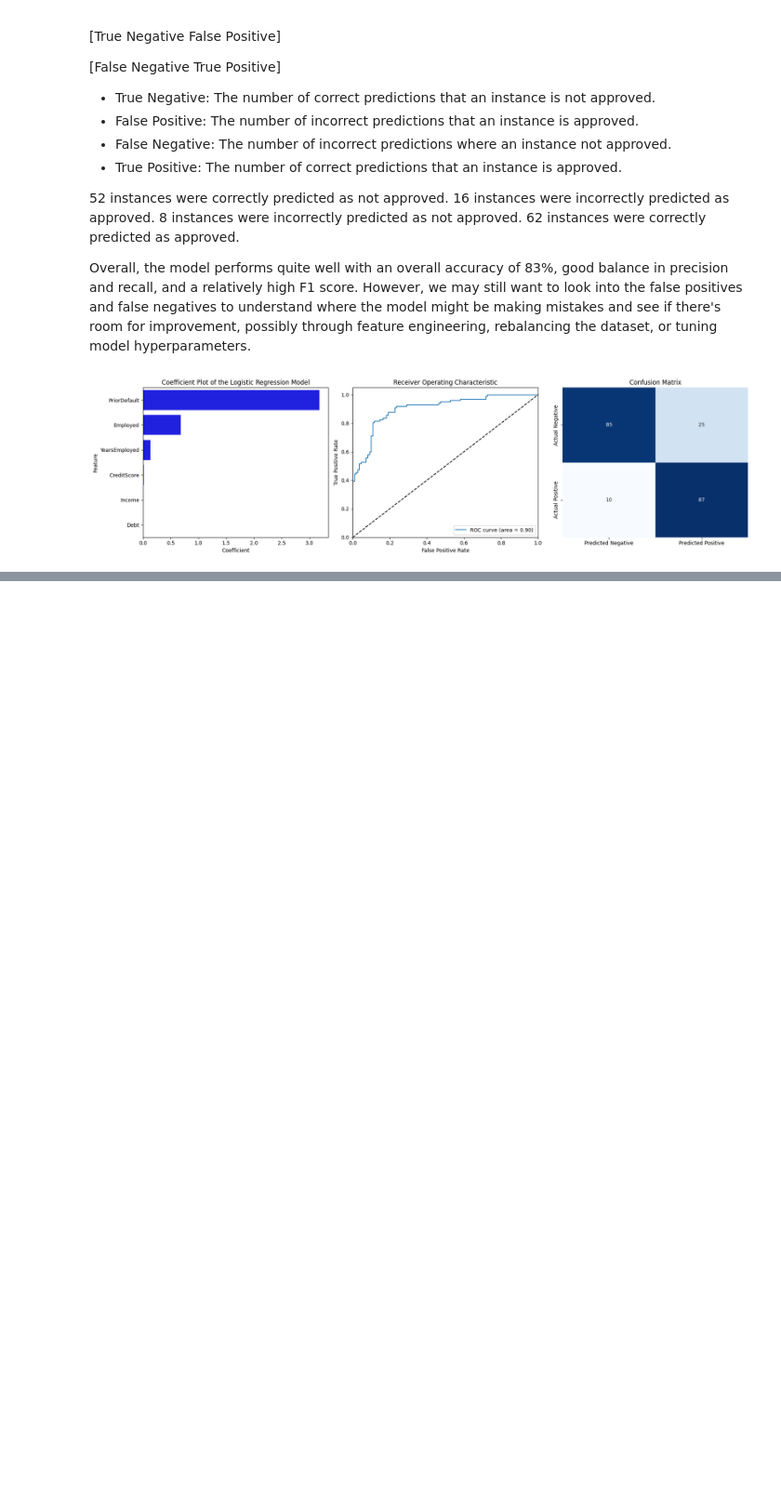
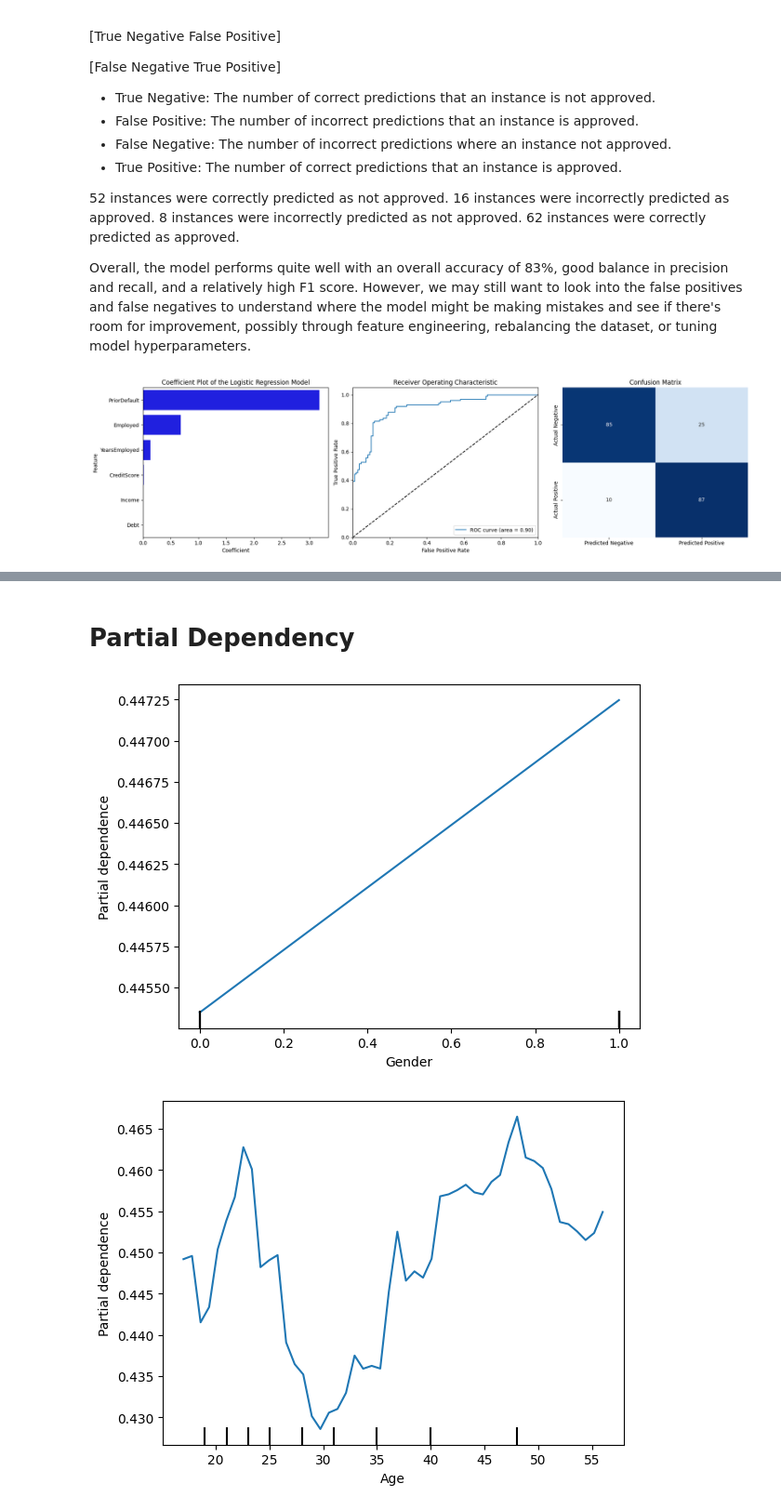
Before and after one commit to dtrejo21/stats-final-project, a Jupyter notebook: FinalProject.ipynb, the cells around one changed output, grey strips where cells are left out. Shown at 93% size. Cells and saved outputs as stored; diff of their text form; code cells hidden in the pictures; blank space fills up the shorter version.

```diff
--- a/FinalProject.ipynb
+++ b/FinalProject.ipynb
@@ -516,0 +463,21 @@ plt.show()
+# %% [markdown]
+# Partial Dependency
+# %%
+# Separate out numeric columns
+numeric_data = cleanData.select_dtypes(include=[np.number])
+
+# Assuming 'Approved' is the target variable and it's included in numeric_data
+X = numeric_data.drop('Approved', axis=1)
+y = numeric_data['Approved']
+
+# Fit the Random Forest model
+model = RandomForestClassifier(random_state=0)
+model.fit(X, y)
+
+# Plot Partial Dependence Plots for all numerical features
+for feature in X.columns:
+    PartialDependenceDisplay.from_estimator(model, X, features=[feature], kind='average', grid_resolution=50)
+    plt.show()
+# %% [output]
+[figure, added]
+[figure, added]
```
Also changed, not shown: parts of 26 cells of this notebook.
